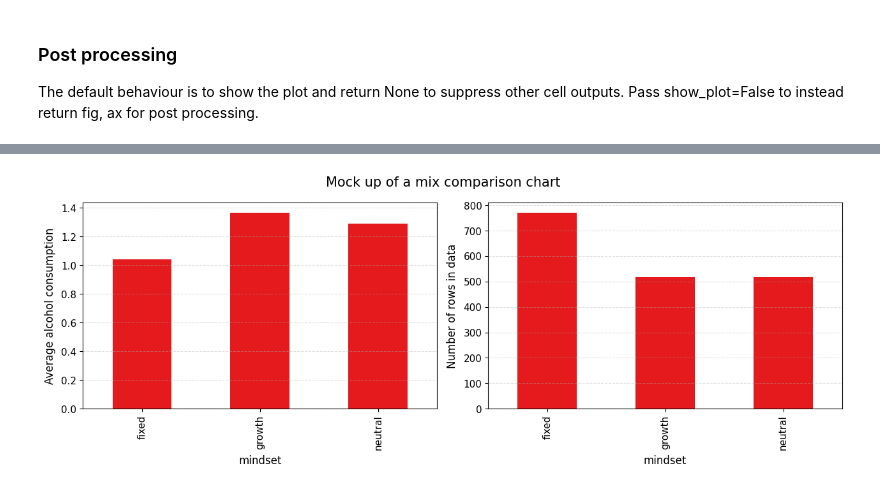
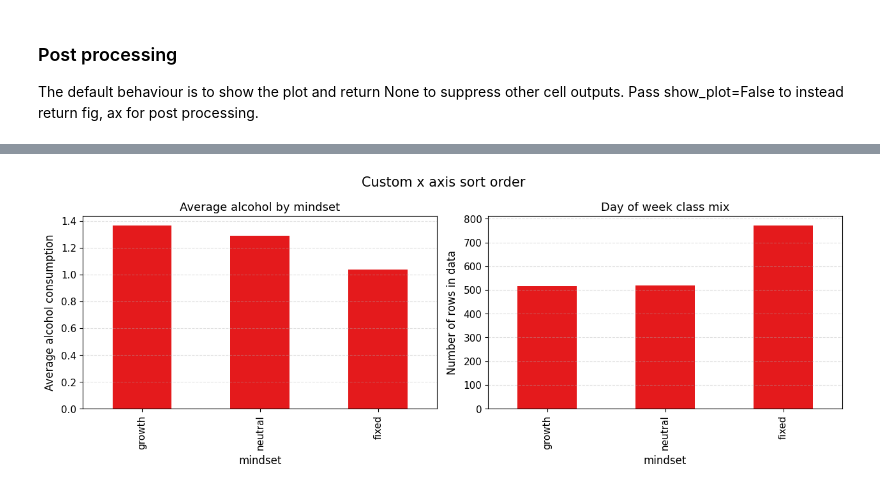
Before and after one commit to alextgould/lazychart, a Jupyter notebook: examples/demo_usage.ipynb, the cells around one changed output, grey strips where cells are left out. Cells and saved outputs as stored; diff of their text form; code cells hidden in the pictures.

```diff
--- a/examples/demo_usage.ipynb
+++ b/examples/demo_usage.ipynb
@@ -422,17 +518,15 @@ cm.compare(cm.chart.bar(x='alcohol', subtitle='Alcohol histogram'),
 # %%
-# shared legend
+# custom x axis sort order
 order=['growth', 'neutral', 'fixed']
 cm.compare(cm.chart.bar(subtitle='Average alcohol by mindset',
                         x='mindset', y='alcohol', aggfunc='mean',
                         y_label='Average alcohol consumption',
-                        sort_group_by=order
+                        sort_x=order
                         ),
            cm.chart.bar(subtitle='Day of week class mix',
                         x='mindset',
-                        sort_group_by=order
+                        sort_x=order
                         ),
-           title='Mock up of a mix comparison chart')
-
-# sort_group_by is not working
+           title='Custom x axis sort order')
 # %% [output]
-[figure, old version]
+[figure, new version]
```
Also changed, not shown: parts of 19 cells of this notebook, 2 other files.
